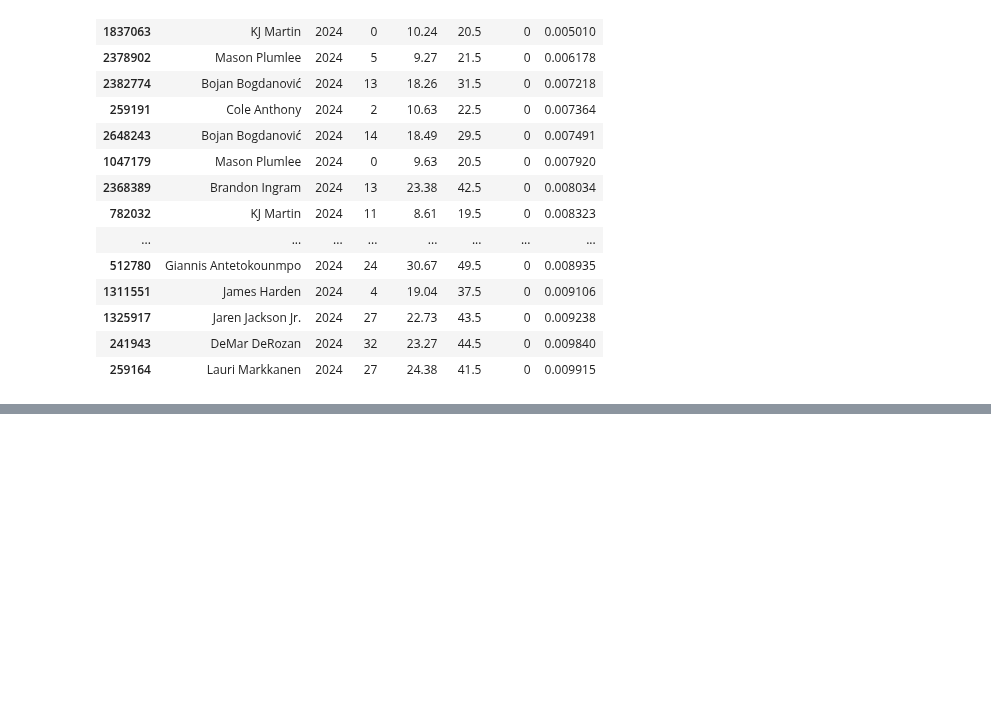
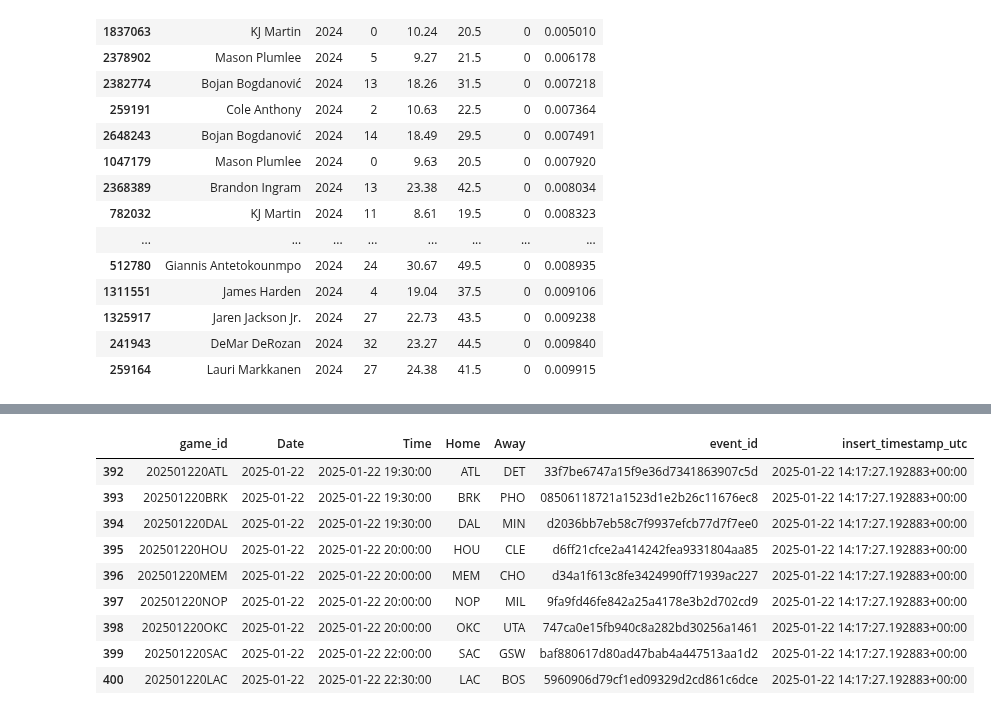
Before and after one commit to martinbog19/LeFirstBasket, a Jupyter notebook: underdog.ipynb, the cells around one changed output, grey strips where cells are left out. Saved outputs shown, nothing was run; the diff lists cells and outputs as text; code cells hidden in the pictures; blank space fills up the shorter version.

```diff
--- a/underdog.ipynb
+++ b/underdog.ipynb
@@ -135,0 +134,36 @@ plt.plot(thres, model.predict(X), 'k-o')
+# %%
+import pandas as pd
+from datetime import datetime, timezone, timedelta
+from zoneinfo import ZoneInfo
+import requests
+import os
+import json
+
+from helpers.scrape import get_rotowire_lineups, get_lineups
+
+# from helpers.email import send_email
+
+if os.getenv("GITHUB_ACTIONS") == "true" :
+  api_key = os.getenv('ODDS_API_KEY')
+else :
+  with open('secrets/odds_api_key.txt') as f:
+    api_key = f.read()
+
+with open('utils/odds_tm_map.json', 'r') as f :
+  odds_tm_map = json.load(f)
+
+games = pd.read_csv('data/games.csv')
+# %%
+games_now = games[games['Date'] == '2025-01-22']
+games_now
+# %% [output]
+|  | game_id | Date | Time | Home | Away | event_id | insert_timestamp_utc |
+| 392 | 202501220ATL | 2025-01-22 | 2025-01-22 19:30:00 | ATL | DET | 33f7be6747a15f9e36d7341863907c5d | 2025-01-22 14:17:27.192883+00:00 |
+| 393 | 202501220BRK | 2025-01-22 | 2025-01-22 19:30:00 | BRK | PHO | 08506118721a1523d1e2b26c11676ec8 | 2025-01-22 14:17:27.192883+00:00 |
+| 394 | 202501220DAL | 2025-01-22 | 2025-01-22 19:30:00 | DAL | MIN | d2036bb7eb58c7f9937efcb77d7f7ee0 | 2025-01-22 14:17:27.192883+00:00 |
+| 395 | 202501220HOU | 2025-01-22 | 2025-01-22 20:00:00 | HOU | CLE | d6ff21cfce2a414242fea9331804aa85 | 2025-01-22 14:17:27.192883+00:00 |
+| 396 | 202501220MEM | 2025-01-22 | 2025-01-22 20:00:00 | MEM | CHO | d34a1f613c8fe3424990ff71939ac227 | 2025-01-22 14:17:27.192883+00:00 |
+| 397 | 202501220NOP | 2025-01-22 | 2025-01-22 20:00:00 | NOP | MIL | 9fa9fd46fe842a25a4178e3b2d702cd9 | 2025-01-22 14:17:27.192883+00:00 |
+| 398 | 202501220OKC | 2025-01-22 | 2025-01-22 20:00:00 | OKC | UTA | 747ca0e15fb940c8a282bd30256a1461 | 2025-01-22 14:17:27.192883+00:00 |
+| 399 | 202501220SAC | 2025-01-22 | 2025-01-22 22:00:00 | SAC | GSW | baf880617d80ad47bab4a447513aa1d2 | 2025-01-22 14:17:27.192883+00:00 |
+| 400 | 202501220LAC | 2025-01-22 | 2025-01-22 22:30:00 | LAC | BOS | 5960906d79cf1ed09329d2cd861c6dce | 2025-01-22 14:17:27.192883+00:00 |
```
Also changed, not shown: parts of 12 cells of this notebook, 2 other files.
